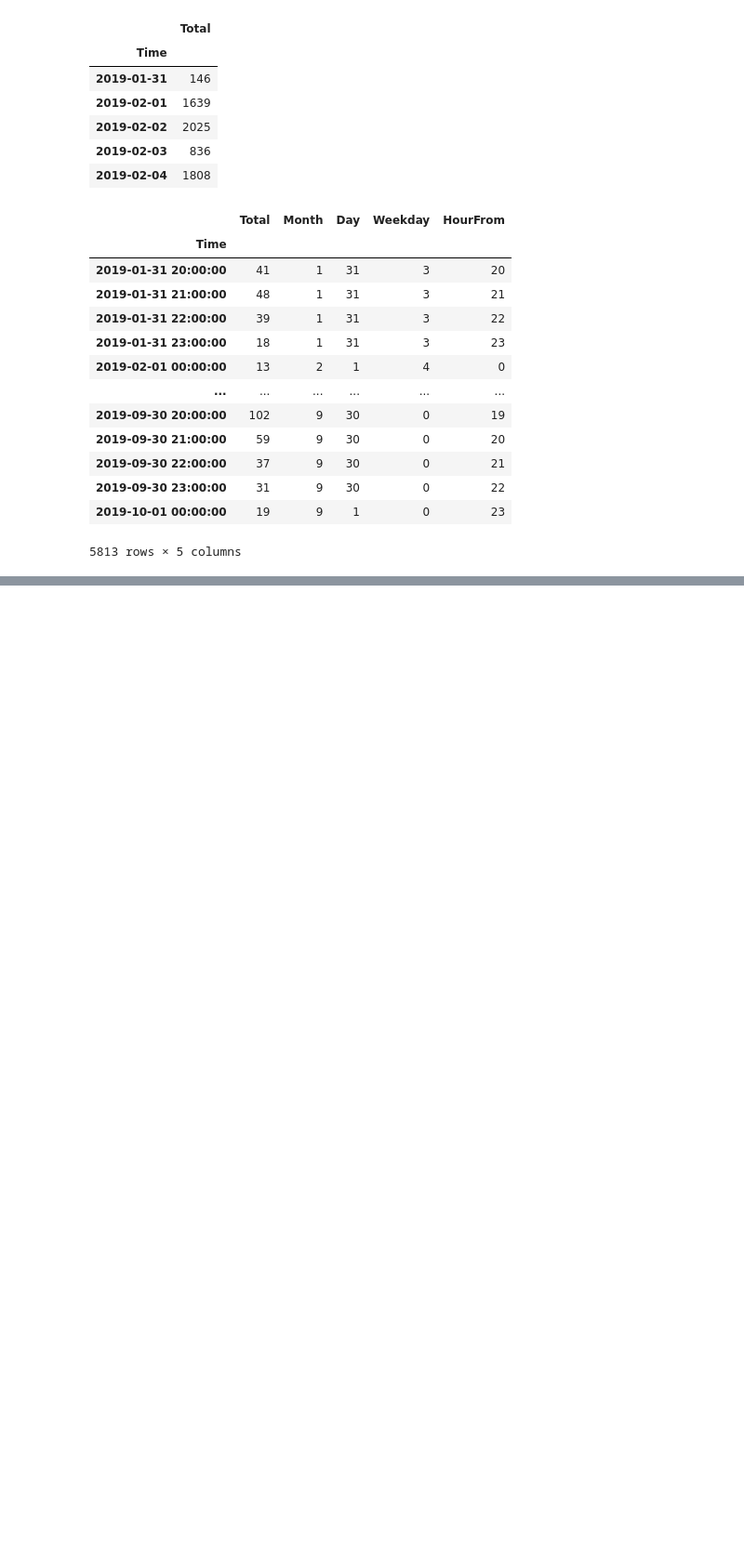
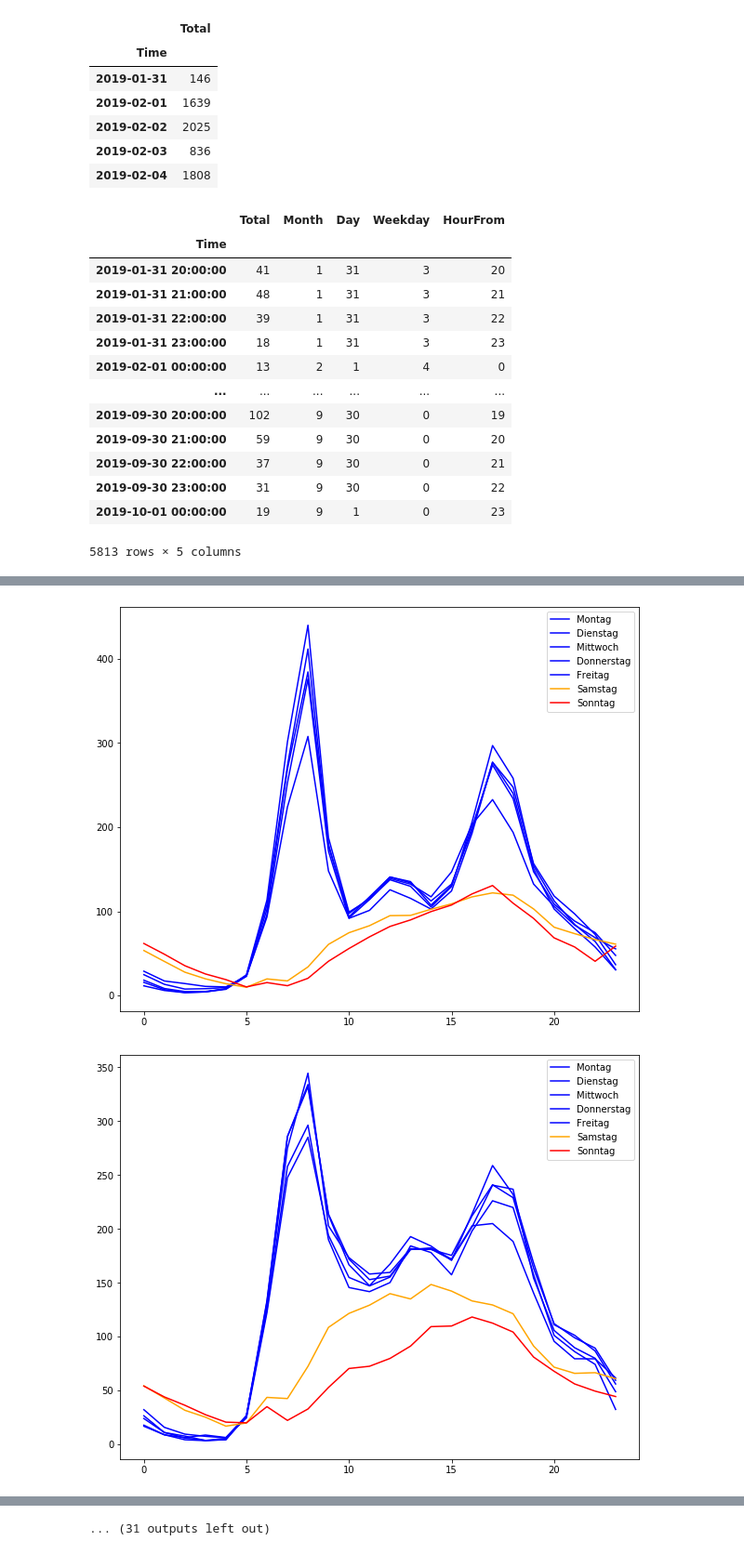
Before and after one commit to 1b15/walk-flow, a Jupyter notebook: notebooks/basel_analysis.ipynb, the cells around one changed output, grey strips where cells are left out. Shown at 93% size. Drawn from its saved outputs; the diff is of its cells as text; code cells hidden in the pictures; blank space fills up the shorter version.

```diff
--- a/notebooks/basel_analysis.ipynb
+++ b/notebooks/basel_analysis.ipynb
@@ -39,6 +41,8 @@ def resample_location_data(location_df, frequency):
 data = import_basel_data()
 location_hourly_sum = {}
 location_daily_sum = {}
+locs = sorted(list(set(data['SiteName'])))
+print(locs)
 for loc, loc_data in get_location_split_dict(data).items():
     location_daily_sum[loc] = resample_location_data(loc_data, 'D')
     location_hourly_sum[loc] = resample_location_data(loc_data, 'H')
@@ -95,0 +78,43 @@ for i in range(1, 21):
+# %%
+%matplotlib inline
+
+def location_plot(adresse, show=False, ax2=None):
+
+    plotdata = location_hourly_sum[adresse]
+    data_by_day = {"%d:%d"%(mk,dk):dv.sort_values(by=['HourFrom']) for mk, mv in plotdata.groupby('Month')
+                                                                         for dk, dv in mv.groupby('Day')}
+
+    if show:
+        fig, ax = plt.subplots(4,2, figsize=(10,13))
+        #Flatten
+        ax = [x for y in ax for x in y]
+    mean = np.zeros((7,24))
+    numb = np.array(7*[0])
+
+    for i in range(1, len(data_by_day)):
+        vals = list(data_by_day.values())[i]
+        thisday = vals['Weekday'].values[0]
+        if len(vals['Weekday'].values) == 24:
+            numb[thisday] += 1
+            mean[thisday,:] += np.array(list(data_by_day.values())[i]['Total'].values)
+            if show:
+                ax[thisday].plot(list(data_by_day.values())[i]['Total'].values, alpha=0.3, c='blue')
+
+    showLater = True
+    if ax2==None:
+        showLater = False
+        fig, ax = plt.subplots(figsize=(10,8))
+    mean = mean/np.reshape(numb,(7,1))
+    cs=5*['blue']+['orange']+['red']
+    for i in range(7):
+        ax2.plot(mean[i], c=cs[i])
+    if not showLater:
+        ax2.legend(['Montag', 'Dienstag', 'Mittwoch', 'Donnerstag', 'Freitag', 'Samstag', 'Sonntag'])
+        plt.show()
+
+    return mean
+# %%
+X = [location_plot(loc) for loc in locs]
+# %% [output]
+[figure, added]
+[figure, added]
@@ -95,0 +131 @@ for i in range(1, 21):
+... (31 outputs left out)
```
Also changed, not shown: parts of 8 cells of this notebook.
